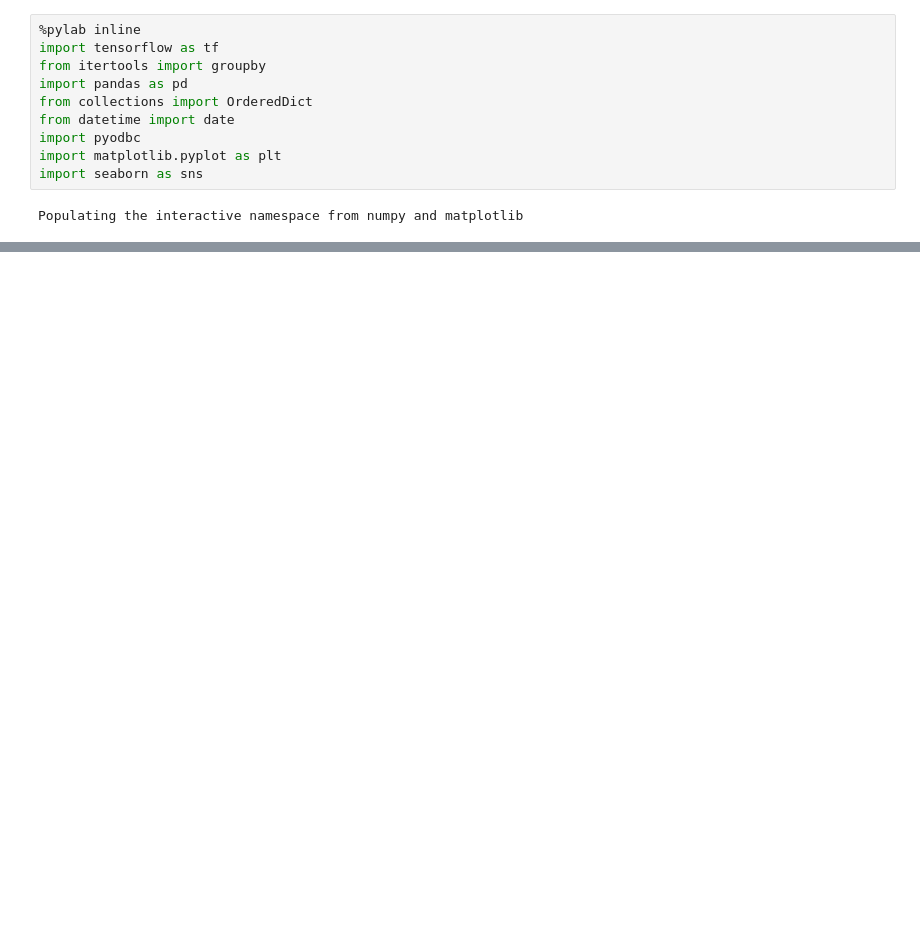
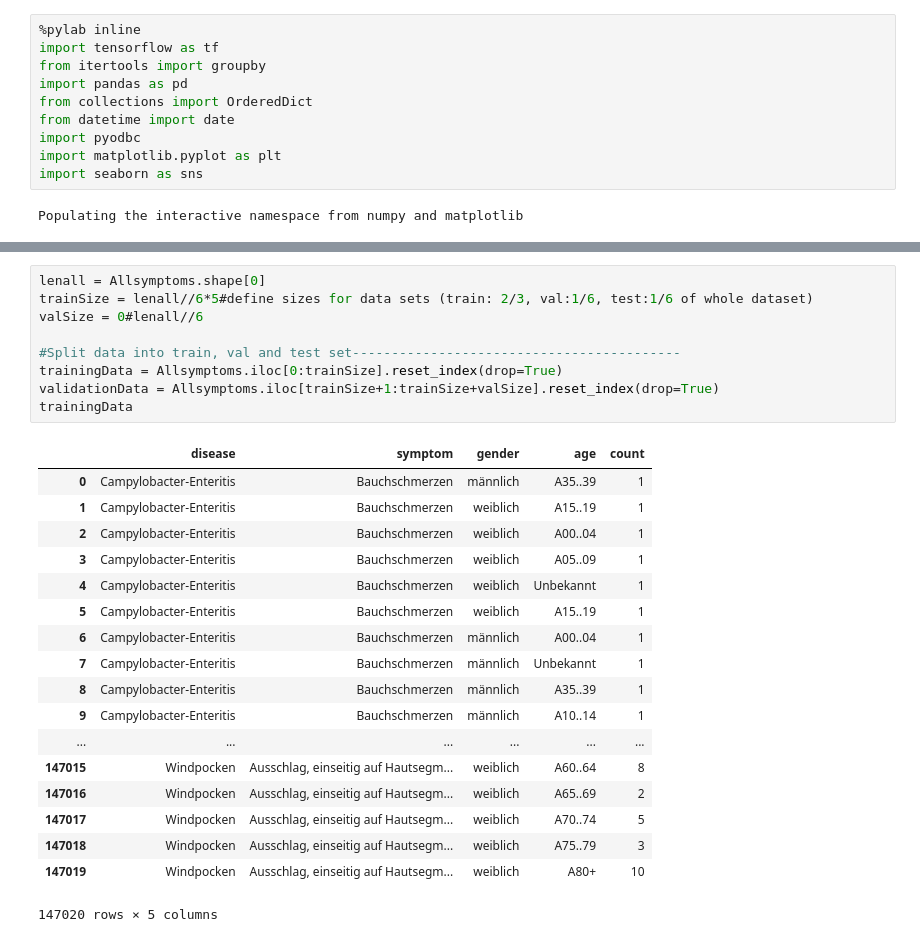
Before and after one commit to vkakerbeck/DieInfluenza, a Jupyter notebook: Personal Risk Prediction.ipynb, the cells around one changed output, grey strips where cells are left out. Saved outputs shown, nothing was run; the diff lists cells and outputs as text; blank space fills up the shorter version.

```diff
--- a/Personal Risk Prediction.ipynb
+++ b/Personal Risk Prediction.ipynb
@@ -69,0 +119,28 @@ Its very evenly distributed -> How should we learn from it?
+# %%
+lenall = Allsymptoms.shape[0]
+trainSize = lenall//6*5#define sizes for data sets (train: 2/3, val:1/6, test:1/6 of whole dataset)
+valSize = 0#lenall//6
+
+#Split data into train, val and test set------------------------------------------
+trainingData = Allsymptoms.iloc[0:trainSize].reset_index(drop=True)
+validationData = Allsymptoms.iloc[trainSize+1:trainSize+valSize].reset_index(drop=True)
+trainingData
+# %% [output]
+|  | disease | symptom | gender | age | count |
+| 0 | Campylobacter-Enteritis | Bauchschmerzen | männlich | A35..39 | 1 |
+| 1 | Campylobacter-Enteritis | Bauchschmerzen | weiblich | A15..19 | 1 |
+| 2 | Campylobacter-Enteritis | Bauchschmerzen | weiblich | A00..04 | 1 |
+| 3 | Campylobacter-Enteritis | Bauchschmerzen | weiblich | A05..09 | 1 |
+| 4 | Campylobacter-Enteritis | Bauchschmerzen | weiblich | Unbekannt | 1 |
+| 5 | Campylobacter-Enteritis | Bauchschmerzen | weiblich | A15..19 | 1 |
+| 6 | Campylobacter-Enteritis | Bauchschmerzen | männlich | A00..04 | 1 |
+| 7 | Campylobacter-Enteritis | Bauchschmerzen | männlich | Unbekannt | 1 |
+| 8 | Campylobacter-Enteritis | Bauchschmerzen | männlich | A35..39 | 1 |
+| 9 | Campylobacter-Enteritis | Bauchschmerzen | männlich | A10..14 | 1 |
+| ... | ... | ... | ... | ... | ... |
+| 147015 | Windpocken | Ausschlag, einseitig auf Hautsegm... | weiblich | A60..64 | 8 |
+| 147016 | Windpocken | Ausschlag, einseitig auf Hautsegm... | weiblich | A65..69 | 2 |
+| 147017 | Windpocken | Ausschlag, einseitig auf Hautsegm... | weiblich | A70..74 | 5 |
+| 147018 | Windpocken | Ausschlag, einseitig auf Hautsegm... | weiblich | A75..79 | 3 |
+| 147019 | Windpocken | Ausschlag, einseitig auf Hautsegm... | weiblich | A80+ | 10 |
+147020 rows × 5 columns
```
Also changed, not shown: parts of 17 cells of this notebook, 9 other files.
